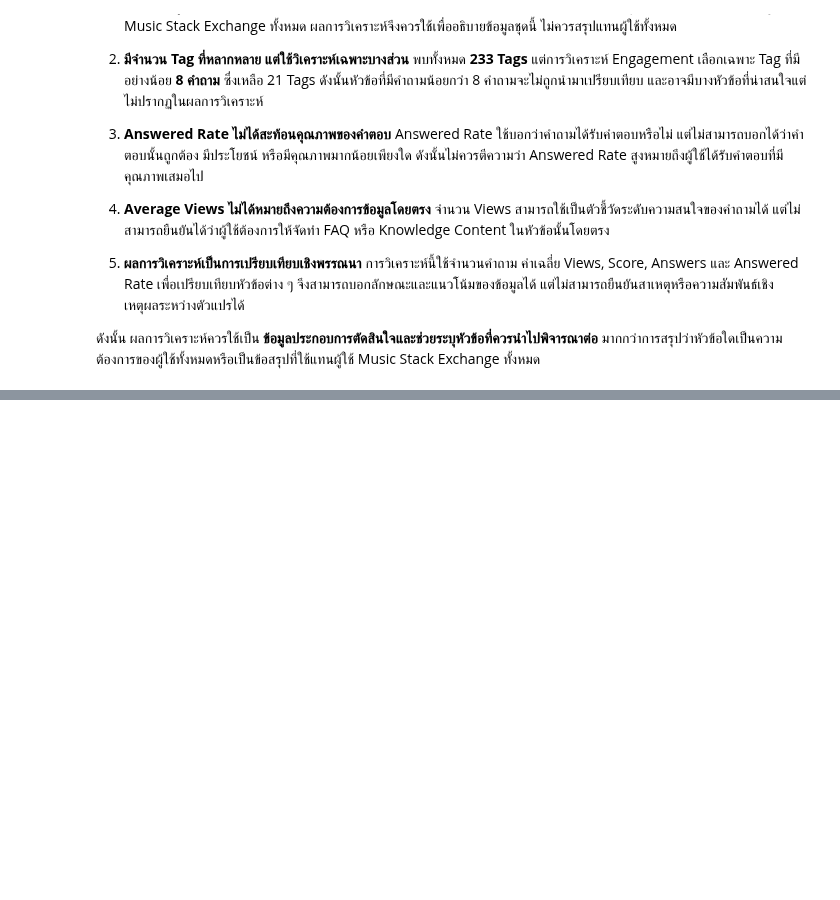
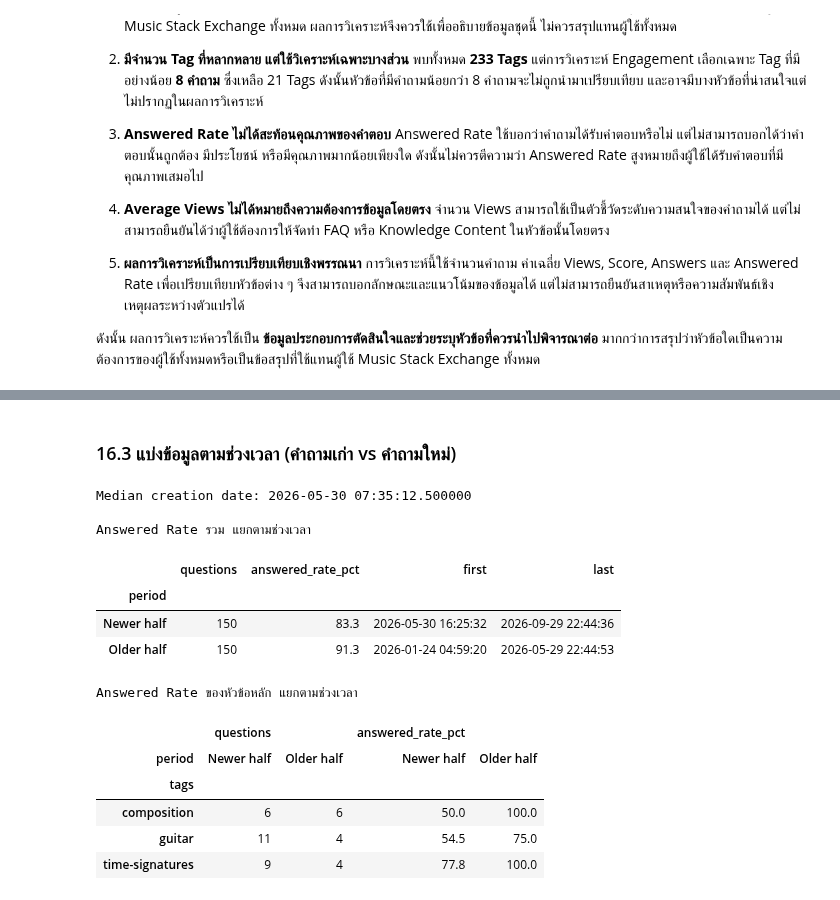
Before and after one commit to suphitchakh-web/Project_1, a Jupyter notebook: Team06_Part2.ipynb, the cells around one changed output, grey strips where cells are left out. Saved outputs shown, nothing was run; the diff lists cells and outputs as text; code cells hidden in the pictures; blank space fills up the shorter version.

```diff
--- a/Team06_Part2.ipynb
+++ b/Team06_Part2.ipynb
@@ -4476,0 +4602,55 @@ Missing Values:
+# %% [markdown]
+### 16.3 แบ่งข้อมูลตามช่วงเวลา (คำถามเก่า vs คำถามใหม่)
+# %%
+# 16.3 Reality Check: แบ่งครึ่งตามเวลาที่ตั้งคำถาม
+
+rc_df = analysis_df.copy()
+
+# แปลง creation_date เป็น datetime (รองรับทั้ง Unix seconds และ datetime อยู่แล้ว)
+if np.issubdtype(rc_df["creation_date"].dtype, np.datetime64):
+    rc_df["created"] = rc_df["creation_date"]
+else:
+    rc_df["created"] = pd.to_datetime(rc_df["creation_date"], unit="s", errors="coerce")
+
+median_date = rc_df["created"].median()
+rc_df["period"] = np.where(rc_df["created"] <= median_date, "Older half", "Newer half")
+
+print("Median creation date:", median_date)
+print("\nAnswered Rate รวม แยกตามช่วงเวลา")
+display(
+    rc_df.groupby("period")
+    .agg(questions=("question_id", "nunique"),
+         answered_rate_pct=("is_answered", lambda s: round(s.mean() * 100, 1)),
+         first=("created", "min"),
+         last=("created", "max"))
+)
+
+# Answered Rate รายหัวข้อ แยกตามช่วงเวลา
+exploded = rc_df.explode("tags").dropna(subset=["tags"])
+exploded["is_answered"] = exploded["is_answered"].astype(float)
+
+period_tag = (
+    exploded[exploded["tags"].isin(focus_tags)]
+    .groupby(["tags", "period"])
+    .agg(questions=("question_id", "nunique"),
+         answered_rate_pct=("is_answered", lambda s: round(s.mean() * 100, 1)))
+    .unstack("period")
+)
+
+print("\nAnswered Rate ของหัวข้อหลัก แยกตามช่วงเวลา")
+display(period_tag)
+# %% [output]
+Median creation date: 2026-05-30 07:35:12.500000
+
+Answered Rate รวม แยกตามช่วงเวลา
+|  | questions | answered_rate_pct | first | last |
+| period |  |  |  |  |
+| Newer half | 150 | 83.3 | 2026-05-30 16:25:32 | 2026-09-29 22:44:36 |
+| Older half | 150 | 91.3 | 2026-01-24 04:59:20 | 2026-05-29 22:44:53 |
+Answered Rate ของหัวข้อหลัก แยกตามช่วงเวลา
+|  | questions |  | answered_rate_pct |  |
+| period | Newer half | Older half | Newer half | Older half |
+| tags |  |  |  |  |
+| composition | 6 | 6 | 50.0 | 100.0 |
+| guitar | 11 | 4 | 54.5 | 75.0 |
+| time-signatures | 9 | 4 | 77.8 | 100.0 |
```
Also changed, not shown: parts of 18 cells of this notebook.
